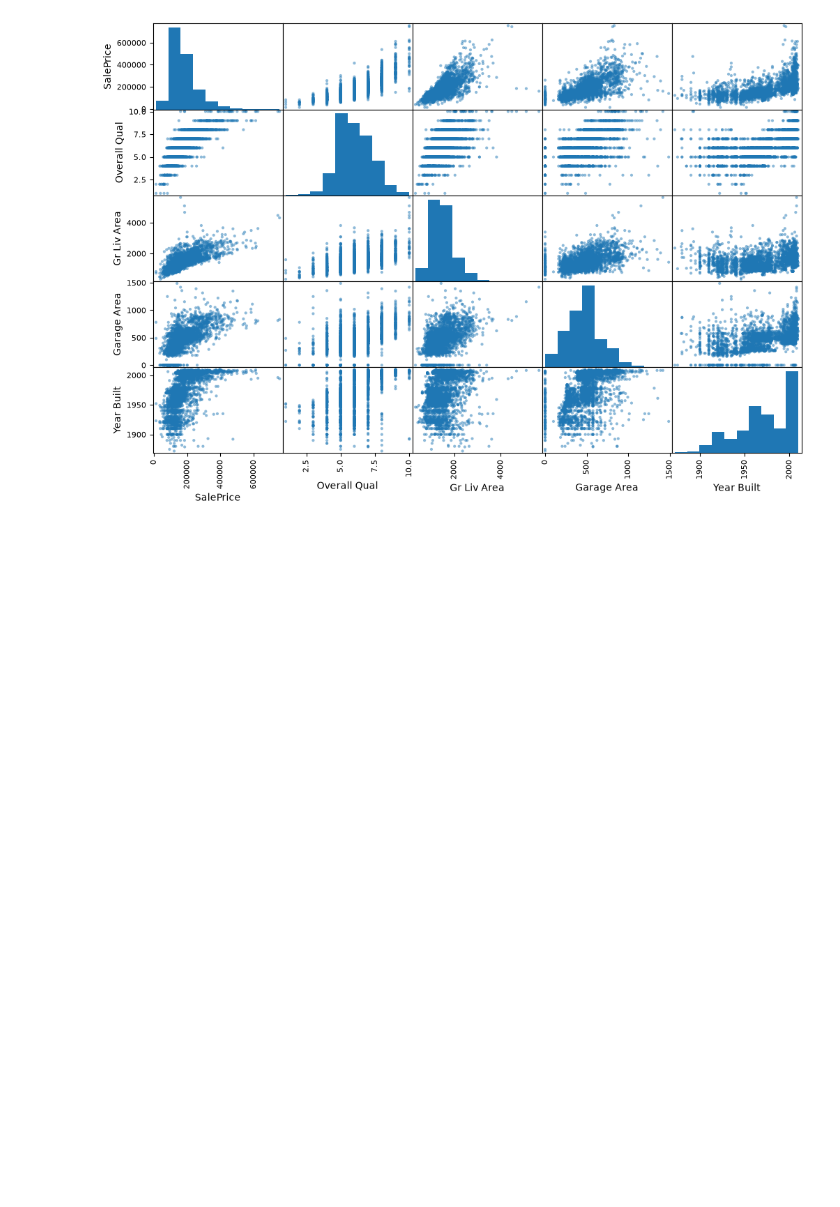
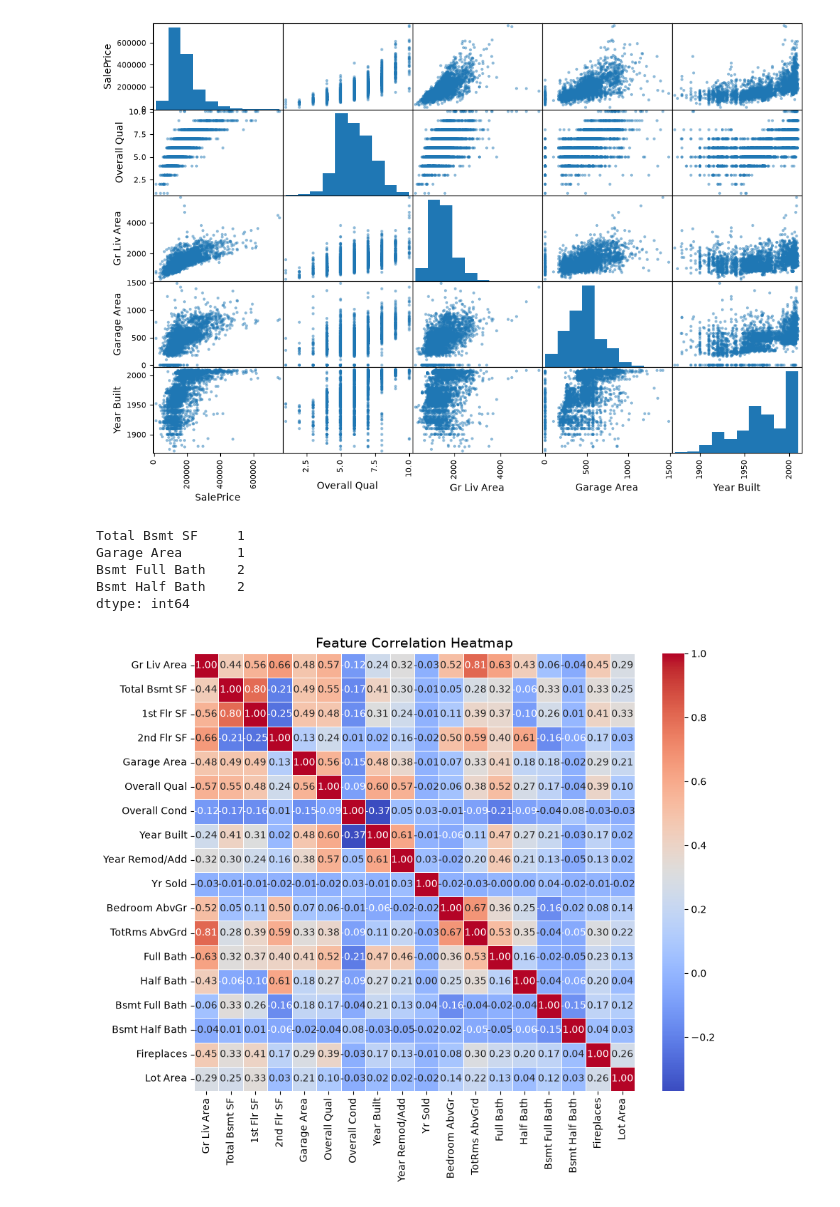
Before and after one commit to thejaydenwho/hands-on-ml-journey, a Jupyter notebook: Chapter2Ames.ipynb, the cells around one changed output. Drawn from its saved outputs; the diff is of its cells as text; code cells hidden in the pictures; blank space fills up the shorter version.

```diff
--- a/Chapter2Ames.ipynb
+++ b/Chapter2Ames.ipynb
@@ -121,3 +130,26 @@ array([[<Axes: xlabel='SalePrice', ylabel='SalePrice'>,
         <Axes: xlabel='Garage Area', ylabel='Year Built'>,
         <Axes: xlabel='Year Built', ylabel='Year Built'>]], dtype=object)
 [figure]
+# %%
+missing_counts = ames_df[feature_cols].isnull().sum()
+missing_counts = missing_counts[missing_counts > 0]
+print(missing_counts)
+# %% [output]
+Total Bsmt SF     1
+Garage Area       1
+Bsmt Full Bath    2
+Bsmt Half Bath    2
+dtype: int64
+# %%
+for col in feature_cols:
+    if ames_df[col].dtype in ['int64', 'float64']:
+        ames_df[col] = ames_df[col].fillna(ames_df[col].median())
+# %%
+import seaborn as sns
+numeric_df = ames_df[feature_cols].select_dtypes(include=['int64', 'float64'])
+plt.figure(figsize=(10,8))
+sns.heatmap(numeric_df.corr(), annot=True, cmap='coolwarm', fmt='.2f', linewidths=0.5)
+plt.title('Feature Correlation Heatmap', fontsize=14)
+plt.show()
+# %% [output]
+[figure, added]
```
Also changed, not shown: parts of 3 cells of this notebook.
